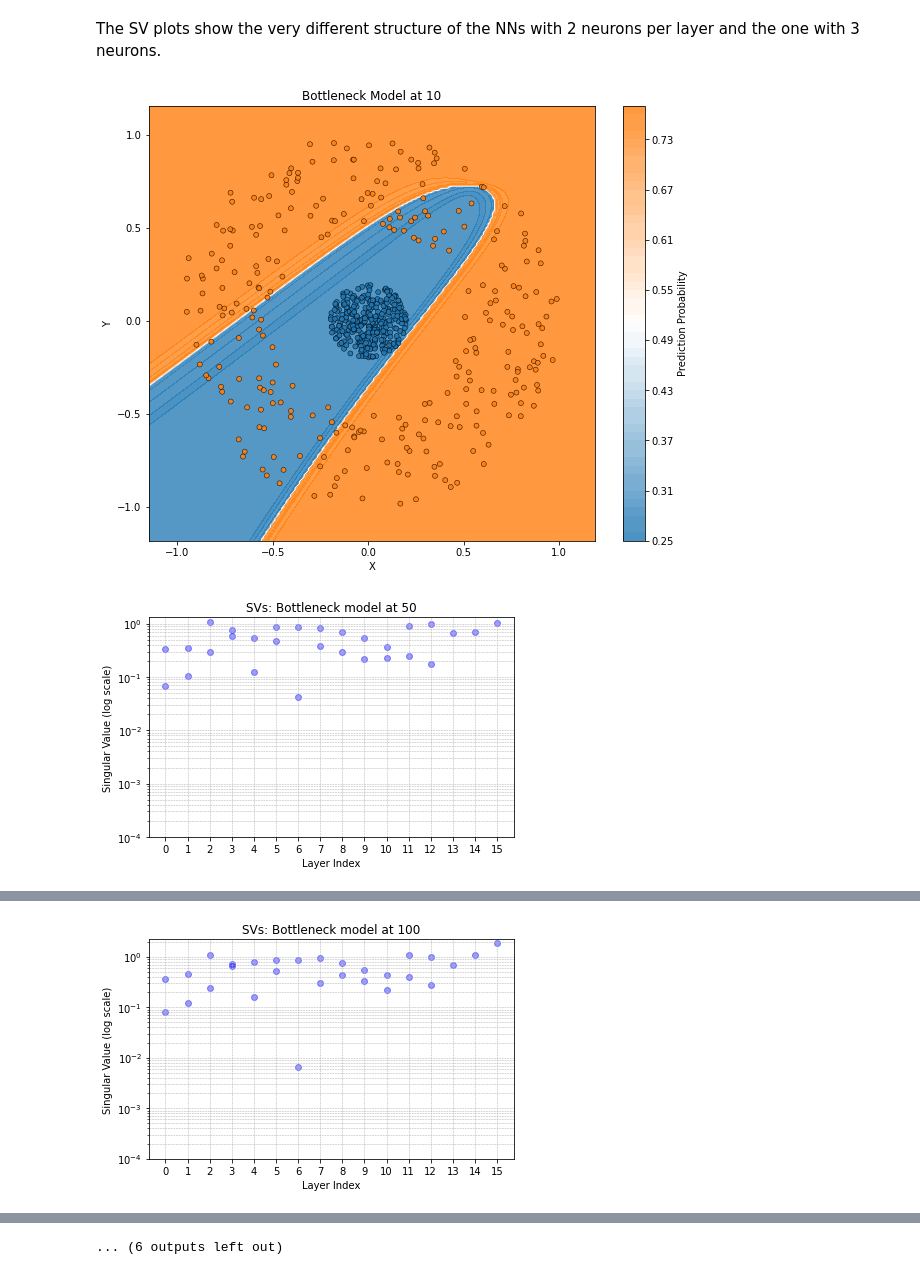
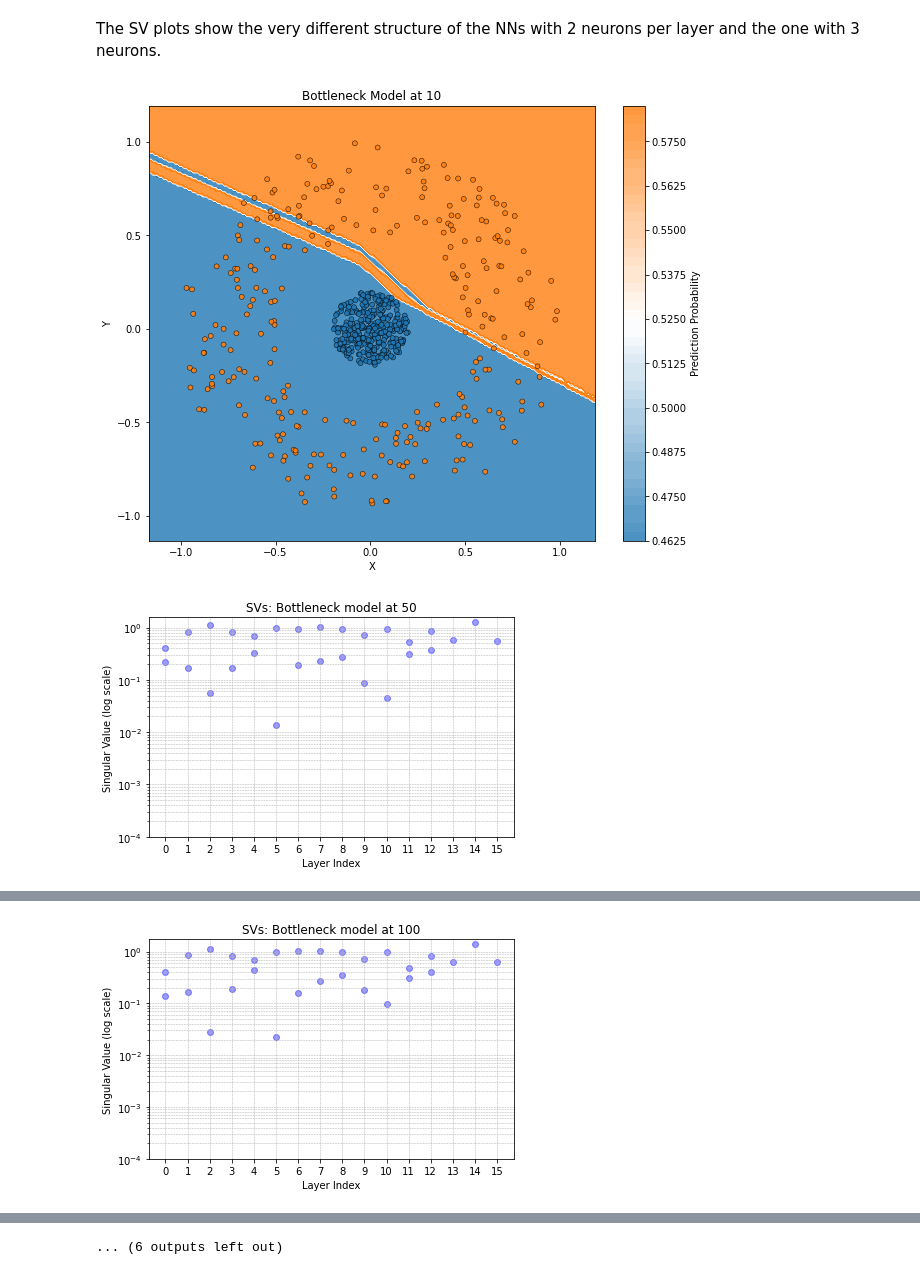
Before and after one commit to twoehrer/embedding, a Jupyter notebook: feedforwardexample_relu.ipynb, the cells around one changed output, grey strips where cells are left out. Cells and saved outputs as stored; diff of their text form; code cells hidden in the pictures.

```diff
--- a/feedforwardexample_relu.ipynb
+++ b/feedforwardexample_relu.ipynb
@@ -543,17 +549,17 @@ for model, name in models:
 # %% [markdown]
 The SV plots show the very different structure of the NNs with 2 neurons per layer and the one with 3 neurons.
 # %%
-model_test = FFnet(depth=15, width=2, bottleneck=True, activation='tanh')
+model_test = FFnet(depth=15, width=2, bottleneck=True, activation='relu')
 epoch_step = 10
 losses_combined = []
 
 for plot in range(1,10):
     _, _, losses_running = train_model(model_test, train_loader, test_loader,
                 epochs=epoch_step, lr=0.01, patience=300, batch_size=128)
     plot_decision_boundary(model_test, X_test.numpy(), y_test.numpy(), title="Bottleneck Model at " + str(epoch_step*plot))
     plot_singular_values_of_weightmatrix(model_test, title = 'Bottleneck model at ' + str(50*plot))
     for loss in losses_running:
         losses_combined.append(loss)
 # %% [output]
-[figure, old version]
+[figure, new version]
-[figure, old version]
+[figure, new version]
@@ -561 +567 @@ for plot in range(1,10):
-[figure, old version]
+[figure, new version]
```
Also changed, not shown: parts of 11 cells of this notebook, 10 other files.
